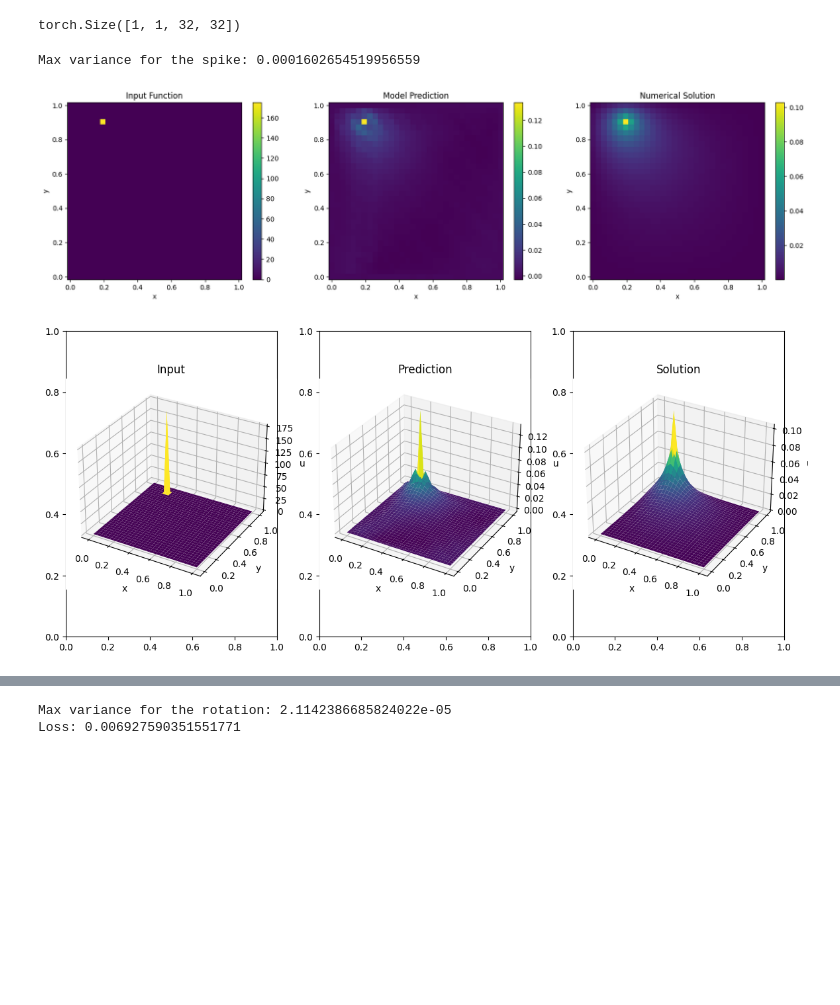
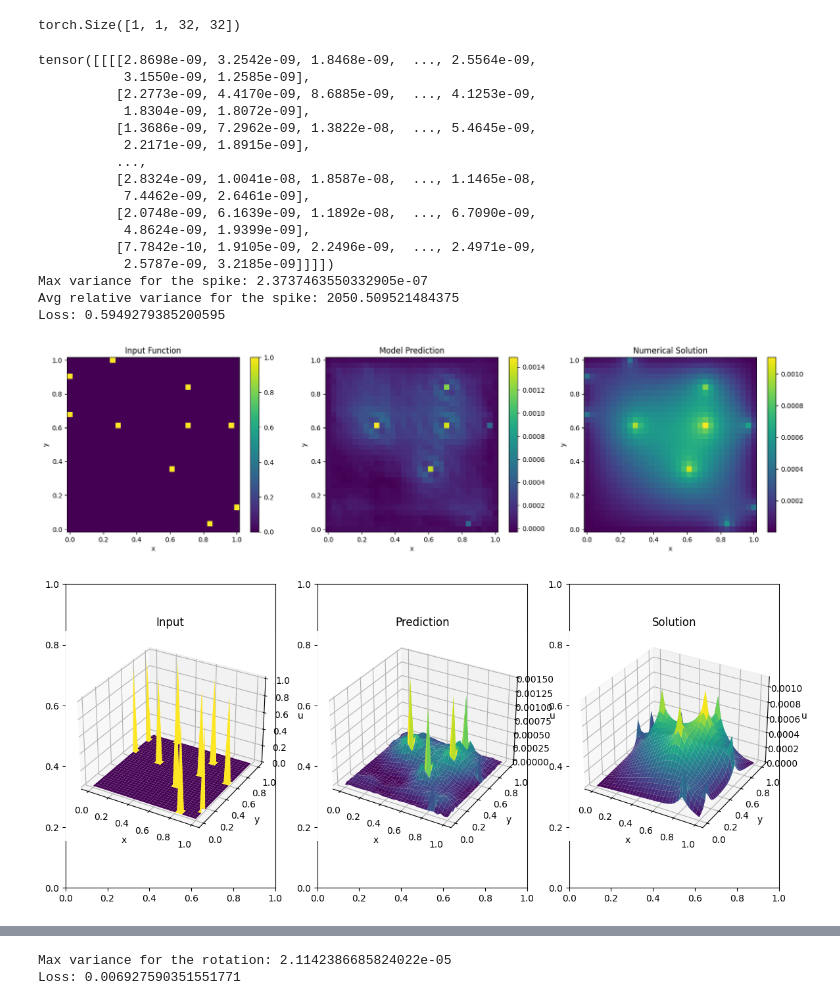
Before and after one commit to frasermartinx/MScProject, a Jupyter notebook: code/Ensemble-results.ipynb, the cells around one changed output, grey strips where cells are left out. Drawn from its saved outputs; the diff is of its cells as text; code cells hidden in the pictures; blank space fills up the shorter version.

```diff
--- a/code/Ensemble-results.ipynb
+++ b/code/Ensemble-results.ipynb
@@ -39,8 +39,8 @@ if a == 1:
 train_loss = LpLoss(d = 2, p = 2, reductions = "sum")
 # %%
 from neuralop.datasets.output_encoder import UnitGaussianNormalizer
-x_train = torch.load('../../data_poisson/dirichlet_10000_32_x.pt').clone().type(torch.FloatTensor)
-y_train = torch.load('../../data_poisson/dirichlet_10000_32_y.pt').clone().type(torch.FloatTensor)
+x_train = torch.load('../../data/data_poisson/dirichlet_10000_32_x.pt').clone().type(torch.FloatTensor)
+y_train = torch.load('../../data/data_poisson/dirichlet_10000_32_y.pt').clone().type(torch.FloatTensor)
 y_train = y_train.unsqueeze(1)
 
 
@@ -233,22 +233,41 @@ def evaluator(model_list,sample):
 # %%
 from plotting.results_plotter import plotter
 from plotting.results_plotter_3D import plotter_3D
 
 #make a random spike
 sample = torch.zeros((32,32))
-idx = np.random.randint(0,32**2,1)
-sample[idx//32,idx%32] = 175
+idx = np.random.randint(0,32**2,10)
+sample[idx//32,idx%32] = 1
 
 
 U = solver(sample,neumann,N)
 U = torch.tensor(U).clone().to(device)
 
 mu_spike, var_spike = evaluator(model_list,sample)
+rel_var_spike = var_spike / (mu_spike**2)
+print(var_spike)
 print(f"Max variance for the spike: {torch.max(var_spike).item()}")
+print(f"Avg relative variance for the spike: {torch.mean(rel_var_spike).item()}")
+print(f"Loss: {train_loss(mu_spike,U).item()}")
 plotter(sample,mu_spike[0,0,:,:],U,X,Y)
 plotter_3D(sample,mu_spike[0,0,:,:],U,X,Y)
 # %% [output]
-Max variance for the spike: 0.0001602654519956559
+tensor([[[[2.8698e-09, 3.2542e-09, 1.8468e-09,  ..., 2.5564e-09,
+           3.1550e-09, 1.2585e-09],
+          [2.2773e-09, 4.4170e-09, 8.6885e-09,  ..., 4.1253e-09,
+           1.8304e-09, 1.8072e-09],
+          [1.3686e-09, 7.2962e-09, 1.3822e-08,  ..., 5.4645e-09,
+           2.2171e-09, 1.8915e-09],
+          ...,
+          [2.8324e-09, 1.0041e-08, 1.8587e-08,  ..., 1.1465e-08,
+           7.4462e-09, 2.6461e-09],
+          [2.0748e-09, 6.1639e-09, 1.1892e-08,  ..., 6.7090e-09,
+           4.8624e-09, 1.9399e-09],
+          [7.7842e-10, 1.9105e-09, 2.2496e-09,  ..., 2.4971e-09,
+           2.5787e-09, 3.2185e-09]]]])
+Max variance for the spike: 2.3737463550332905e-07
+Avg relative variance for the spike: 2050.509521484375
+Loss: 0.5949279385200595
-[figure, old version]
+[figure, new version]
-[figure, old version]
+[figure, new version]
 # %%
```
Also changed, not shown: parts of 4 cells of this notebook.
